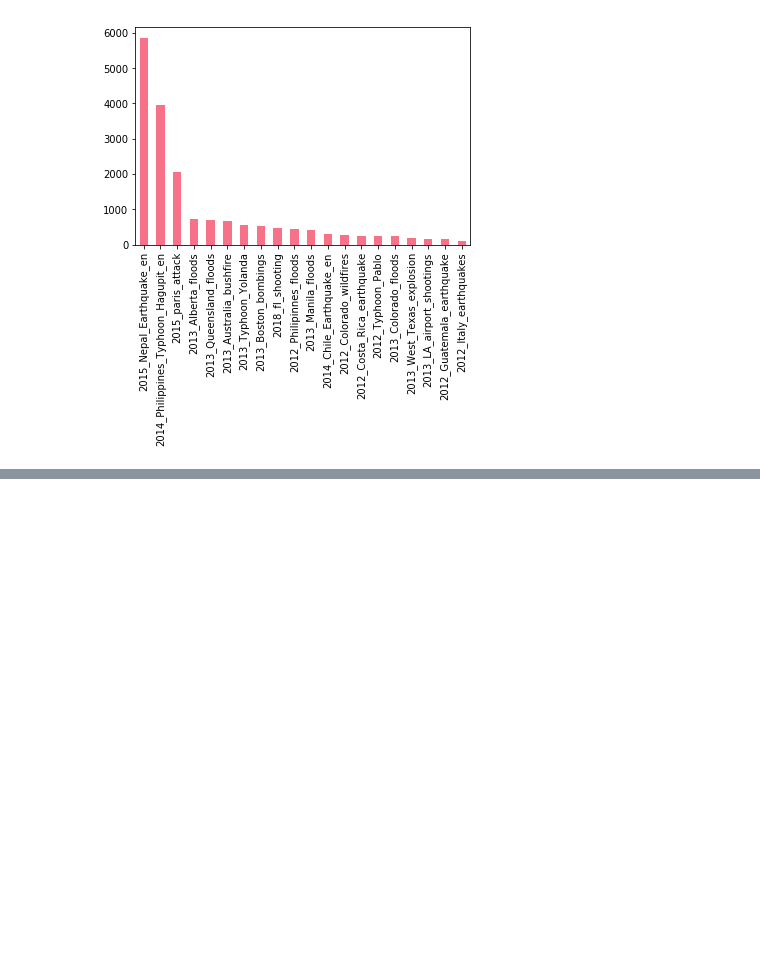
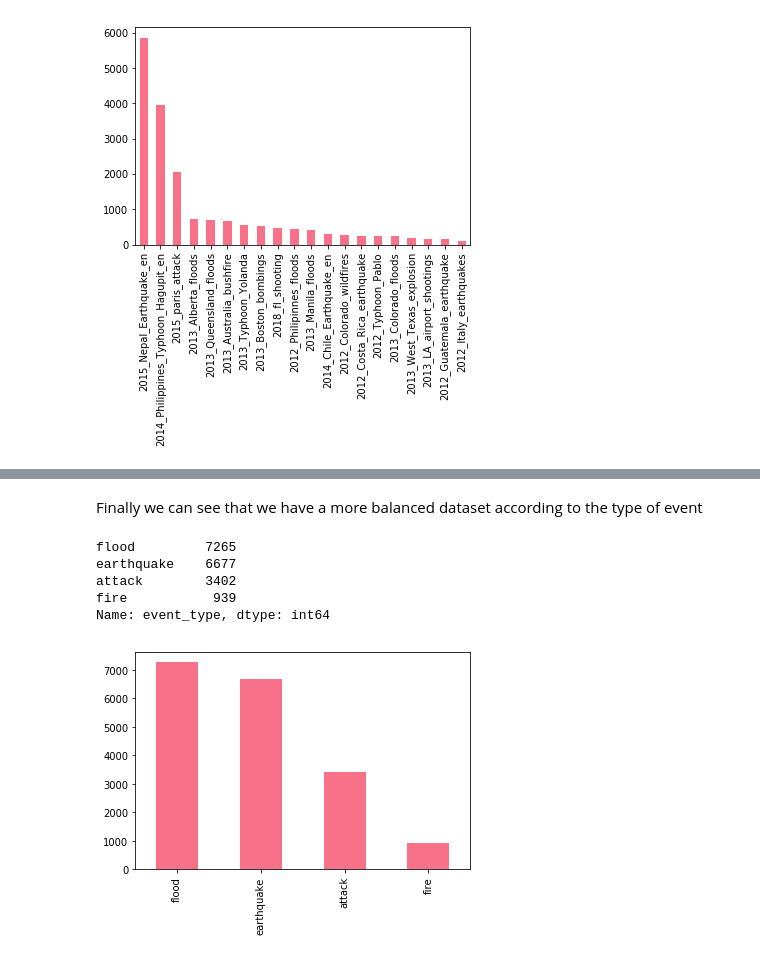
Before and after one commit to salmedina/CriticalTweetsClassifier, a Jupyter notebook: notebooks/Disaster Data Analysis.ipynb, the cells around one changed output, grey strips where cells are left out. Saved outputs shown, nothing was run; the diff lists cells and outputs as text; code cells hidden in the pictures; blank space fills up the shorter version.

Commit message:
Fix grouped data by adding event_type instead of replacing it, update corresponding notebook

```diff
--- a/notebooks/Disaster Data Analysis.ipynb
+++ b/notebooks/Disaster Data Analysis.ipynb
@@ -99,0 +113,15 @@ attack_events
+# %%
+label_grouping_map = dict()
+grouped_label_tuples = [(earthquake_events, 'earthquake'),
+                        (flood_events, 'flood'),
+                        (fire_events, 'fire'),
+                        (attack_events, 'attack')]
+for event_label_list, new_label in grouped_label_tuples:
+    for event_label in event_label_list:
+        label_grouping_map[event_label] = new_label
+
+labeled_tweets['event_type'] = labeled_tweets.event.replace(to_replace=label_grouping_map)
+
+grouped_labeled_data_path = '../data/grouped_labeled_data.json'
+labeled_tweets.to_json(grouped_labeled_data_path, orient='index')
+labeled_tweets
@@ -99,0 +142,12 @@ attack_events
+# %% [markdown]
+Finally we can see that we have a more balanced dataset according to the type of event
+# %%
+labeled_tweets.event_type.value_counts().plot(kind='bar')
+print(labeled_tweets.event_type.value_counts())
+# %% [output]
+flood         7265
+earthquake    6677
+attack        3402
+fire           939
+Name: event_type, dtype: int64
+[figure, added]
```
Also changed, not shown: parts of 10 cells of this notebook, 1 other file.
